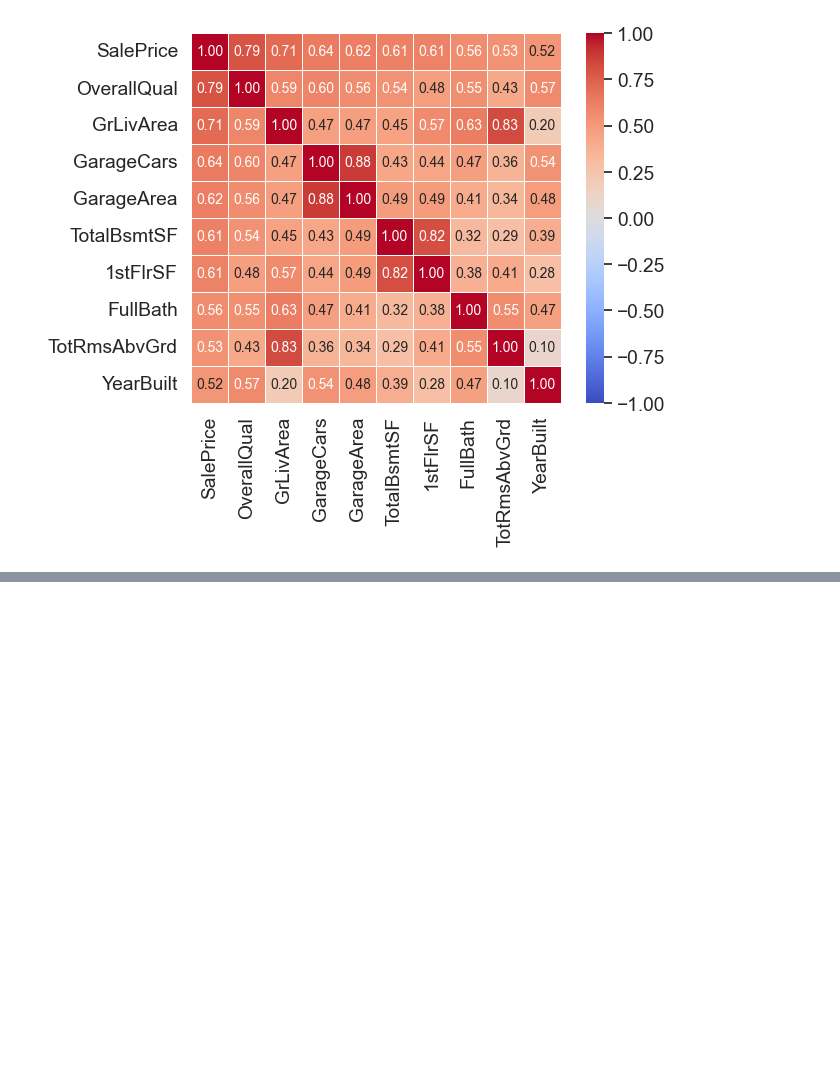
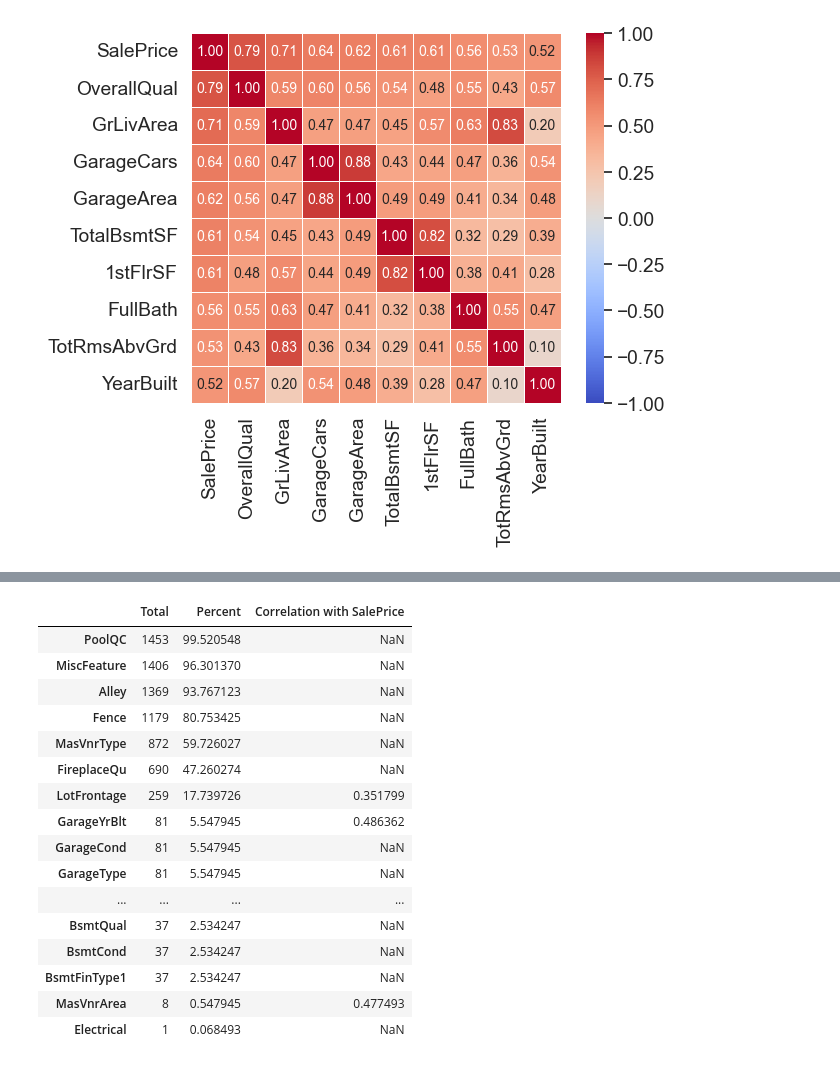
Before and after one commit to arikatz123/house-prices-ml, a Jupyter notebook: notebooks/dataexploration_01.ipynb, the cells around one changed output, grey strips where cells are left out. Drawn from its saved outputs; the diff is of its cells as text; code cells hidden in the pictures; blank space fills up the shorter version.

```diff
--- a/notebooks/dataexploration_01.ipynb
+++ b/notebooks/dataexploration_01.ipynb
@@ -231,0 +260,30 @@ plt.show()
+# %%
+# missing data
+total = train.isnull().sum().sort_values(ascending=False)  # Calculate the total number of missing values for each column and sort in descending order
+percent = (train.isnull().sum()/train.isnull().count()*100).sort_values(ascending=False)  # Calculate the percentage of missing values for each column and sort in descending order
+missing_data = pd.concat([total, percent], axis=1, keys=['Total', 'Percent'])  # Concatenate the total and percent Series into a new DataFrame
+
+# Now we want to find the correlation with SalePrice of all numerical variables with missing data
+missing_data = missing_data[missing_data['Total'] > 0]  # Filter the DataFrame to include only columns with missing data
+missing_data = missing_data.join(numeric_train.corr()['SalePrice'], how='left')  # Join the correlation with SalePrice to the missing data DataFrame
+missing_data = missing_data.rename(columns={'SalePrice': 'Correlation with SalePrice'})  # Rename the correlation column for clarity
+
+missing_data.head(30)  # Display the top 30 rows of the missing data DataFrame
+# %% [output]
+|  | Total | Percent | Correlation with SalePrice |
+| PoolQC | 1453 | 99.520548 | NaN |
+| MiscFeature | 1406 | 96.301370 | NaN |
+| Alley | 1369 | 93.767123 | NaN |
+| Fence | 1179 | 80.753425 | NaN |
+| MasVnrType | 872 | 59.726027 | NaN |
+| FireplaceQu | 690 | 47.260274 | NaN |
+| LotFrontage | 259 | 17.739726 | 0.351799 |
+| GarageYrBlt | 81 | 5.547945 | 0.486362 |
+| GarageCond | 81 | 5.547945 | NaN |
+| GarageType | 81 | 5.547945 | NaN |
+| ... | ... | ... | ... |
+| BsmtQual | 37 | 2.534247 | NaN |
+| BsmtCond | 37 | 2.534247 | NaN |
+| BsmtFinType1 | 37 | 2.534247 | NaN |
+| MasVnrArea | 8 | 0.547945 | 0.477493 |
+| Electrical | 1 | 0.068493 | NaN |
```
Also changed, not shown: parts of 8 cells of this notebook.
